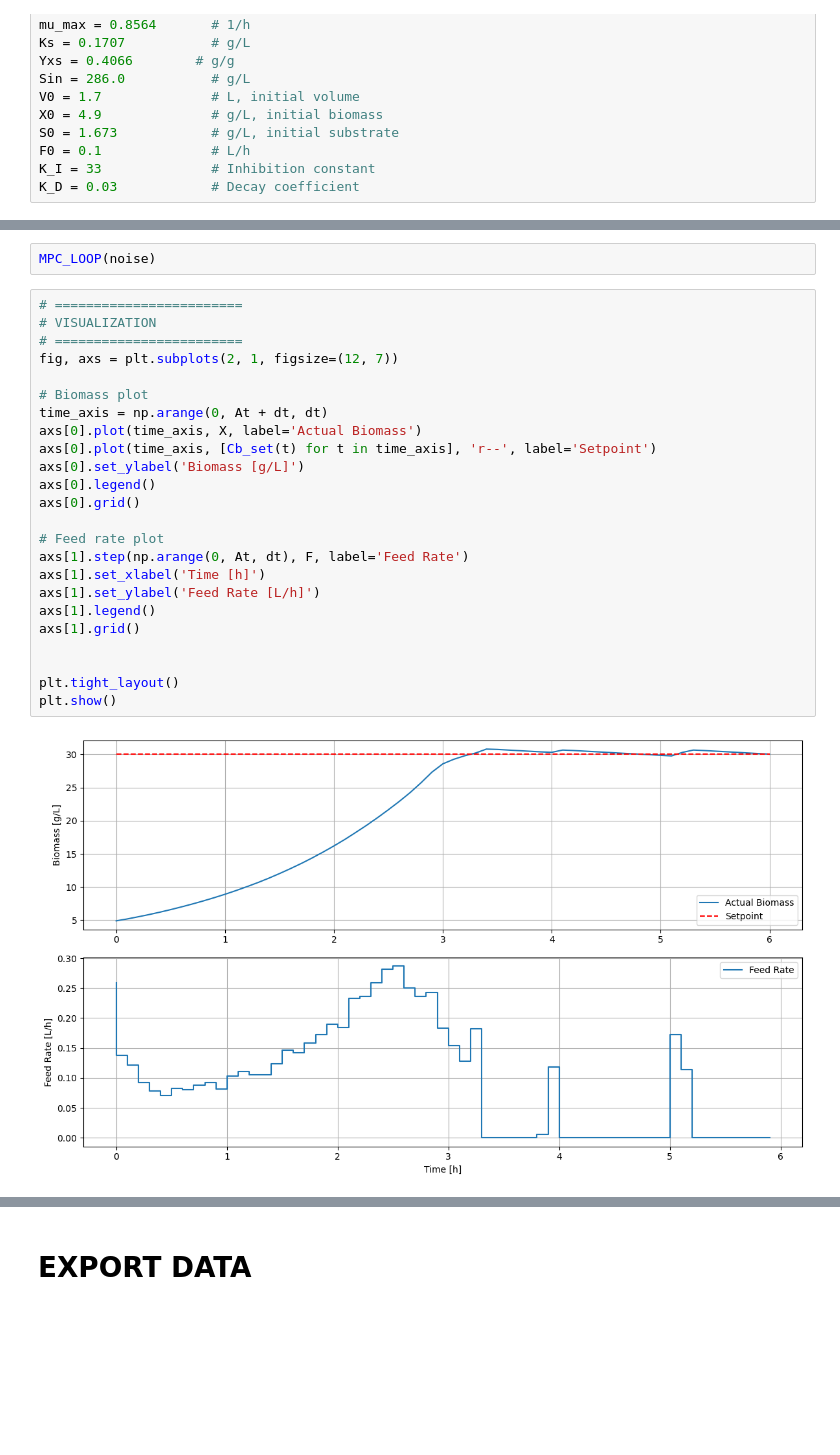
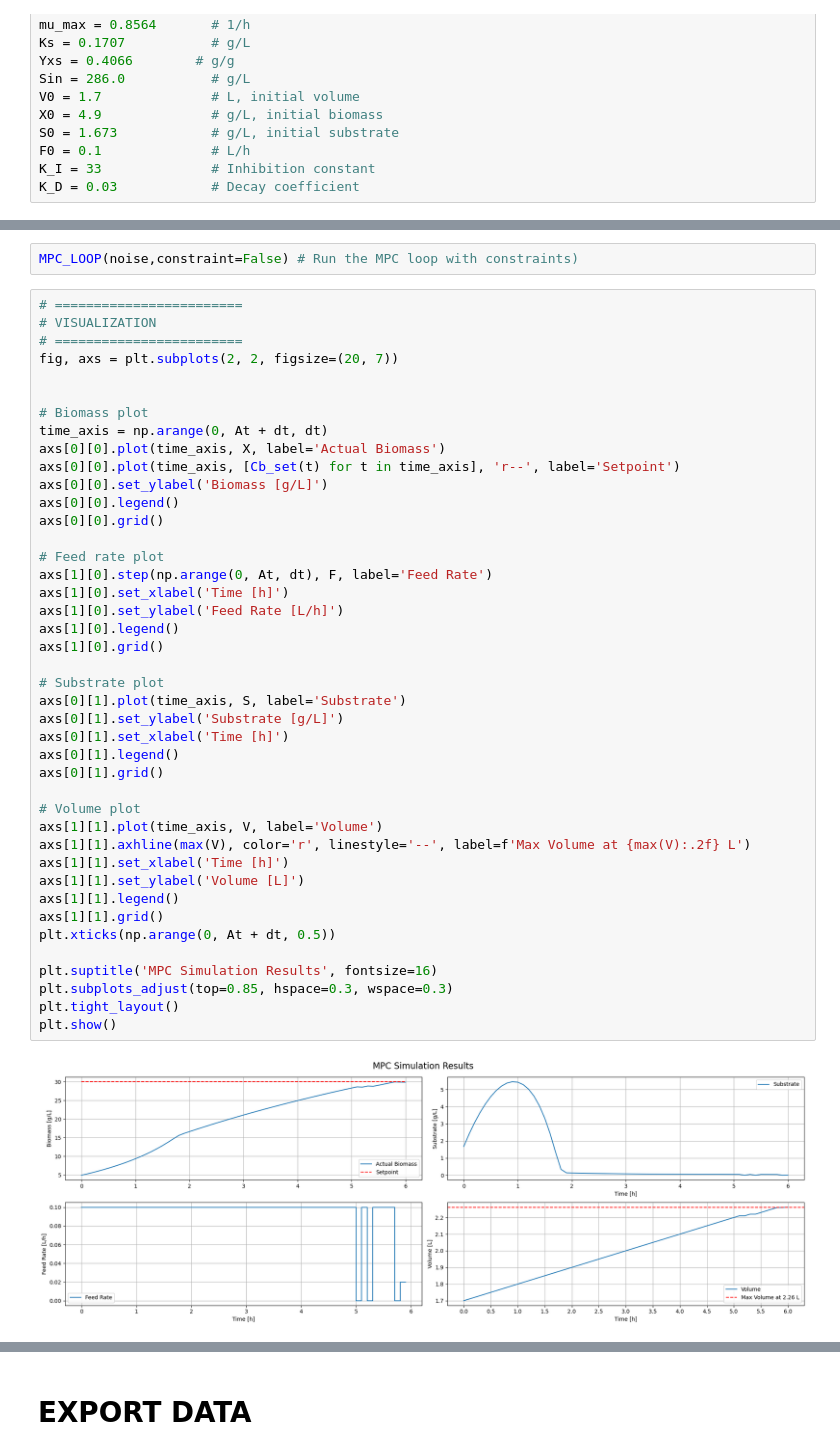
Before and after one commit to costasmexis/ML4MPC, a Jupyter notebook: MPC_Tracking.ipynb, the cells around one changed output, grey strips where cells are left out. Cells and saved outputs as stored; diff of their text form; blank space fills up the shorter version.

```diff
--- a/MPC_Tracking.ipynb
+++ b/MPC_Tracking.ipynb
@@ -288,33 +288,51 @@ V = np.zeros(SS+1)
 F = np.zeros(SS)
 X[0], S[0], V[0] = X0, S0, V0
 # %%
-MPC_LOOP(noise)
+MPC_LOOP(noise,constraint=False) # Run the MPC loop with constraints)
 # %%
 # ========================
 # VISUALIZATION
 # ========================
-fig, axs = plt.subplots(2, 1, figsize=(12, 7))
+fig, axs = plt.subplots(2, 2, figsize=(20, 7))
+
 
 # Biomass plot
 time_axis = np.arange(0, At + dt, dt)
-axs[0].plot(time_axis, X, label='Actual Biomass')
-axs[0].plot(time_axis, [Cb_set(t) for t in time_axis], 'r--', label='Setpoint')
-axs[0].set_ylabel('Biomass [g/L]')
-axs[0].legend()
-axs[0].grid()
+axs[0][0].plot(time_axis, X, label='Actual Biomass')
+axs[0][0].plot(time_axis, [Cb_set(t) for t in time_axis], 'r--', label='Setpoint')
+axs[0][0].set_ylabel('Biomass [g/L]')
+axs[0][0].legend()
+axs[0][0].grid()
 
 # Feed rate plot
-axs[1].step(np.arange(0, At, dt), F, label='Feed Rate')
-axs[1].set_xlabel('Time [h]')
-axs[1].set_ylabel('Feed Rate [L/h]')
-axs[1].legend()
-axs[1].grid()
+axs[1][0].step(np.arange(0, At, dt), F, label='Feed Rate')
+axs[1][0].set_xlabel('Time [h]')
+axs[1][0].set_ylabel('Feed Rate [L/h]')
+axs[1][0].legend()
+axs[1][0].grid()
 
+# Substrate plot
+axs[0][1].plot(time_axis, S, label='Substrate')
+axs[0][1].set_ylabel('Substrate [g/L]')
+axs[0][1].set_xlabel('Time [h]')
+axs[0][1].legend()
+axs[0][1].grid()
 
+# Volume plot
+axs[1][1].plot(time_axis, V, label='Volume')
+axs[1][1].axhline(max(V), color='r', linestyle='--', label=f'Max Volume at {max(V):.2f} L')
+axs[1][1].set_xlabel('Time [h]')
+axs[1][1].set_ylabel('Volume [L]')
+axs[1][1].legend()
+axs[1][1].grid()
+plt.xticks(np.arange(0, At + dt, 0.5))
+
+plt.suptitle('MPC Simulation Results', fontsize=16)
+plt.subplots_adjust(top=0.85, hspace=0.3, wspace=0.3)
 plt.tight_layout()
 plt.show()
 # %% [output]
-[figure, old version]
+[figure, new version]
 # %%
 noise_raw = np.random.normal(0, 1)  # check if ranom.seed works for reproducibility
 print(noise_raw)
```
Also changed, not shown: parts of 5 cells of this notebook.
